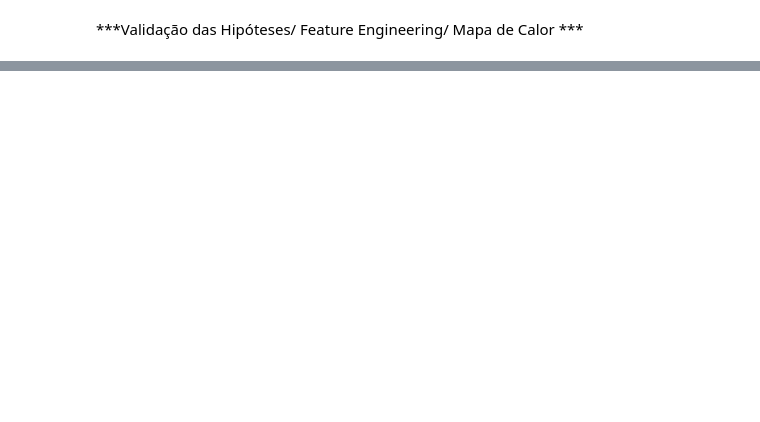
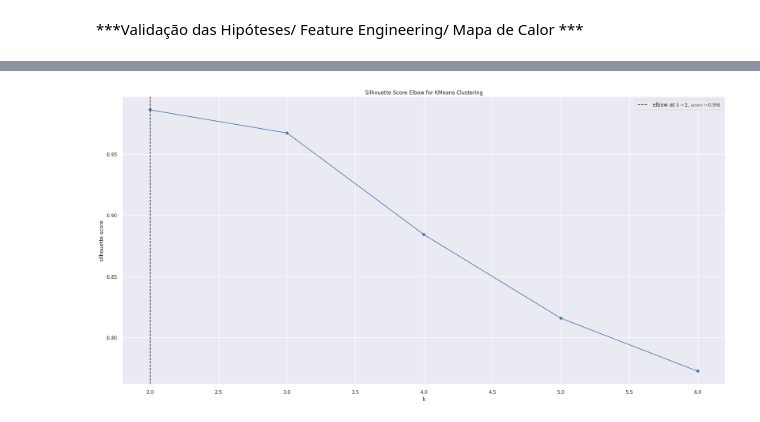
Before and after one commit to AndreMenezesDS/PA005_clustering_fidelity_program, a Jupyter notebook: notebooks/pa005_01.ipynb, the cells around one changed output, grey strips where cells are left out. Drawn from its saved outputs; the diff is of its cells as text; code cells hidden in the pictures; blank space fills up the shorter version.

```diff
--- a/notebooks/pa005_01.ipynb
+++ b/notebooks/pa005_01.ipynb
@@ -194,0 +405,14 @@ df2_num.hist(bins=25);
+# %%
+#@title { vertical-output: true}
+#Model Define
+kmeans_model = KElbowVisualizer(KMeans(), k=clusters, init='random',
+                                n_init=10, random_state=42, metric='silhouette',
+                                timings=False)
+
+#Model Training
+kmeans_model.fit(X)
+
+#Silhouette Score - (Metric value for each cluster)
+kmeans_model.show();
+# %% [output]
+[figure, added]
```
Also changed, not shown: parts of 74 cells of this notebook, 8 other files.
